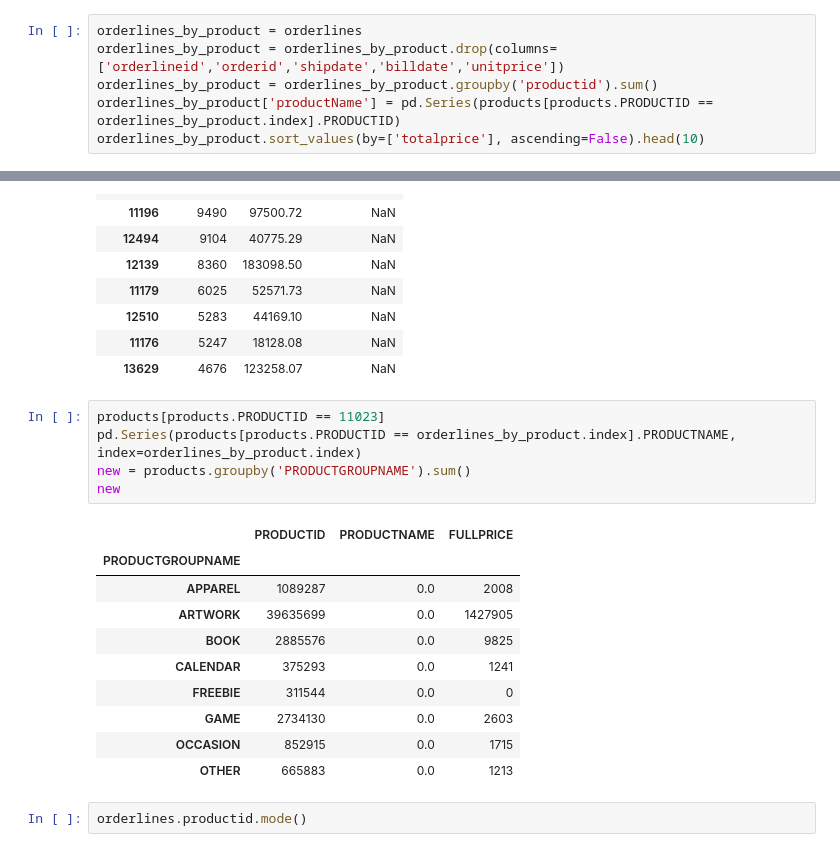
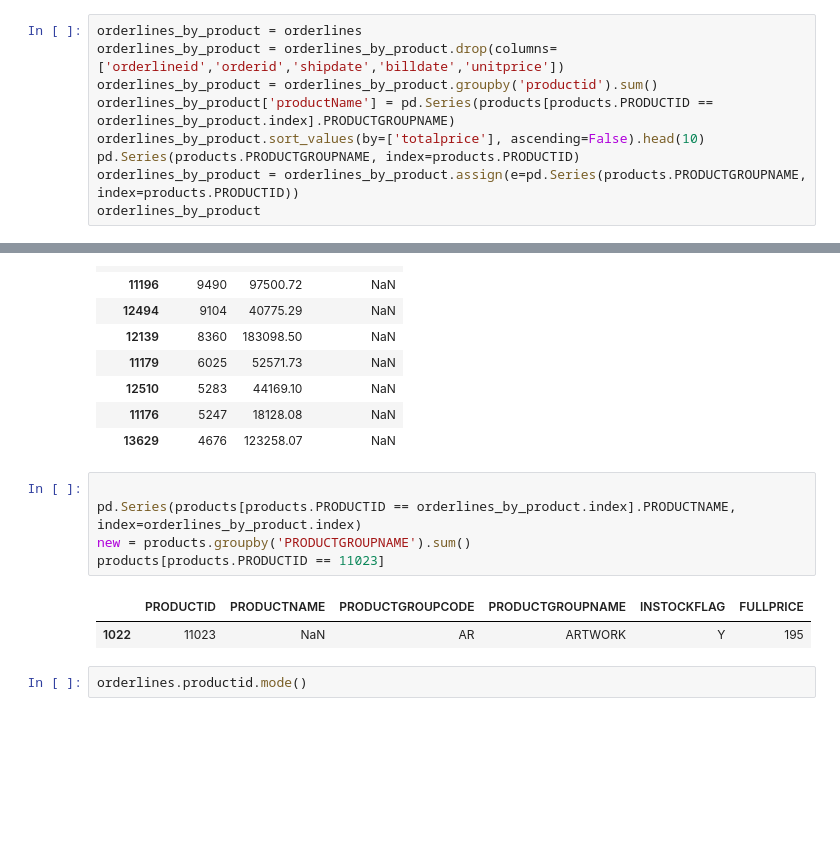
Before and after one commit to Julitt/ZarzadzanieInformacjaJupyter, a Jupyter notebook: projekt.ipynb, the cells around one changed output, grey strips where cells are left out. Cells and saved outputs as stored; diff of their text form; blank space fills up the shorter version.

```diff
--- a/projekt.ipynb
+++ b/projekt.ipynb
@@ -243,6 +243,9 @@ orders_prices_sum.sort_values(by='prices', ascending=False)
 orderlines_by_product = orderlines
 orderlines_by_product = orderlines_by_product.drop(columns=['orderlineid','orderid','shipdate','billdate','unitprice'])
 orderlines_by_product = orderlines_by_product.groupby('productid').sum()
-orderlines_by_product['productName'] = pd.Series(products[products.PRODUCTID == orderlines_by_product.index].PRODUCTID)
+orderlines_by_product['productName'] = pd.Series(products[products.PRODUCTID == orderlines_by_product.index].PRODUCTGROUPNAME)
 orderlines_by_product.sort_values(by=['totalprice'], ascending=False).head(10)
+pd.Series(products.PRODUCTGROUPNAME, index=products.PRODUCTID)
+orderlines_by_product = orderlines_by_product.assign(e=pd.Series(products.PRODUCTGROUPNAME, index=products.PRODUCTID))
+orderlines_by_product
 # %% [output]
@@ -274,21 +284,13 @@ orderlines_by_product.sort_values(by=['numunits'], ascending=False).head(10)
 | 11176 | 5247 | 18128.08 | NaN |
 | 13629 | 4676 | 123258.07 | NaN |
 # %%
-products[products.PRODUCTID == 11023]
+
 pd.Series(products[products.PRODUCTID == orderlines_by_product.index].PRODUCTNAME, index=orderlines_by_product.index)
 new = products.groupby('PRODUCTGROUPNAME').sum()
-new
+products[products.PRODUCTID == 11023]
 # %% [output]
-|  | PRODUCTID | PRODUCTNAME | FULLPRICE |
-| PRODUCTGROUPNAME |  |  |  |
-| APPAREL | 1089287 | 0.0 | 2008 |
-| ARTWORK | 39635699 | 0.0 | 1427905 |
-| BOOK | 2885576 | 0.0 | 9825 |
-| CALENDAR | 375293 | 0.0 | 1241 |
-| FREEBIE | 311544 | 0.0 | 0 |
-| GAME | 2734130 | 0.0 | 2603 |
-| OCCASION | 852915 | 0.0 | 1715 |
-| OTHER | 665883 | 0.0 | 1213 |
+|  | PRODUCTID | PRODUCTNAME | PRODUCTGROUPCODE | PRODUCTGROUPNAME | INSTOCKFLAG | FULLPRICE |
+| 1022 | 11023 | NaN | AR | ARTWORK | Y | 195 |
 # %%
 orderlines.productid.mode()
 # %% [output]
```
Also changed, not shown: parts of 1 cell of this notebook.
